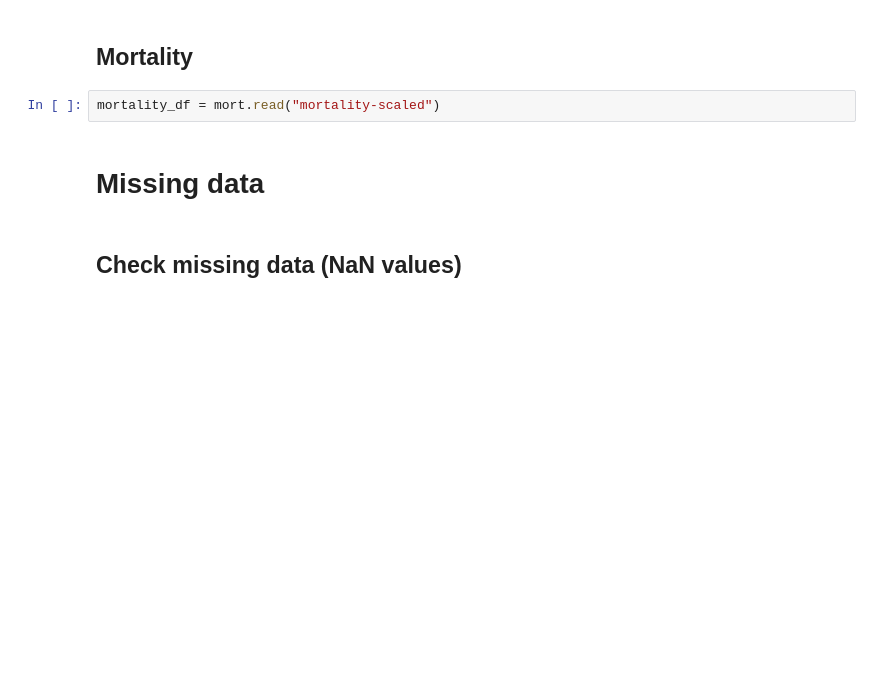
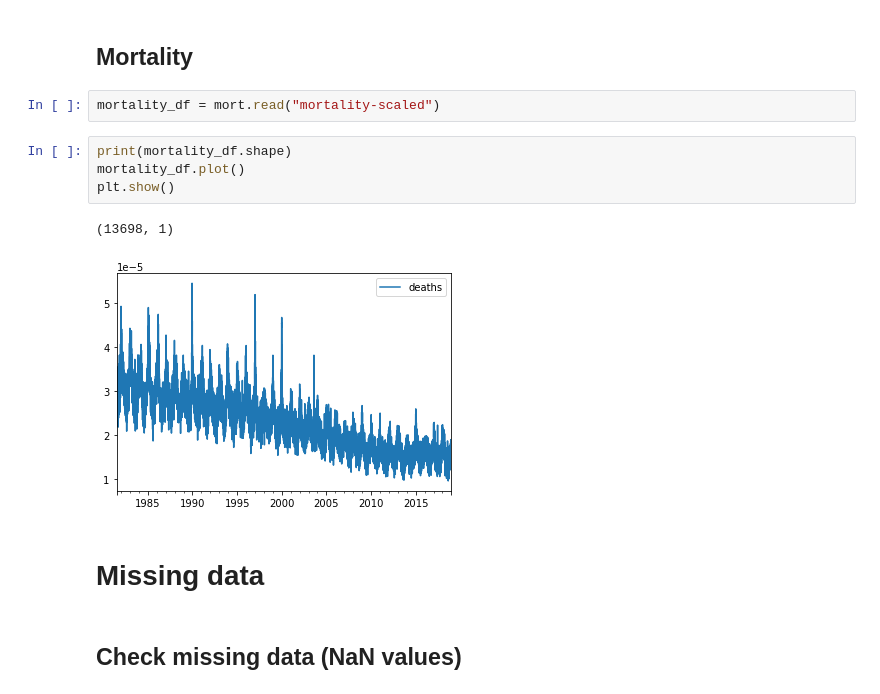
Before and after one commit to michellewl/AQmortality, a Jupyter notebook: mortality_model/borough_regression.ipynb, the cells around one changed output. Cells and saved outputs as stored; diff of their text form; blank space fills up the shorter version.

```diff
--- a/mortality_model/borough_regression.ipynb
+++ b/mortality_model/borough_regression.ipynb
@@ -82,6 +108,13 @@ edge_pairs = geography.read("edge-pairs-array")
 ## Mortality
 # %%
 mortality_df = mort.read("mortality-scaled")
+# %%
+print(mortality_df.shape)
+mortality_df.plot()
+plt.show()
+# %% [output]
+(13698, 1)
+[figure, added]
 # %% [markdown]
 # Missing data
 # %% [markdown]
```
Also changed, not shown: parts of 35 cells of this notebook.
